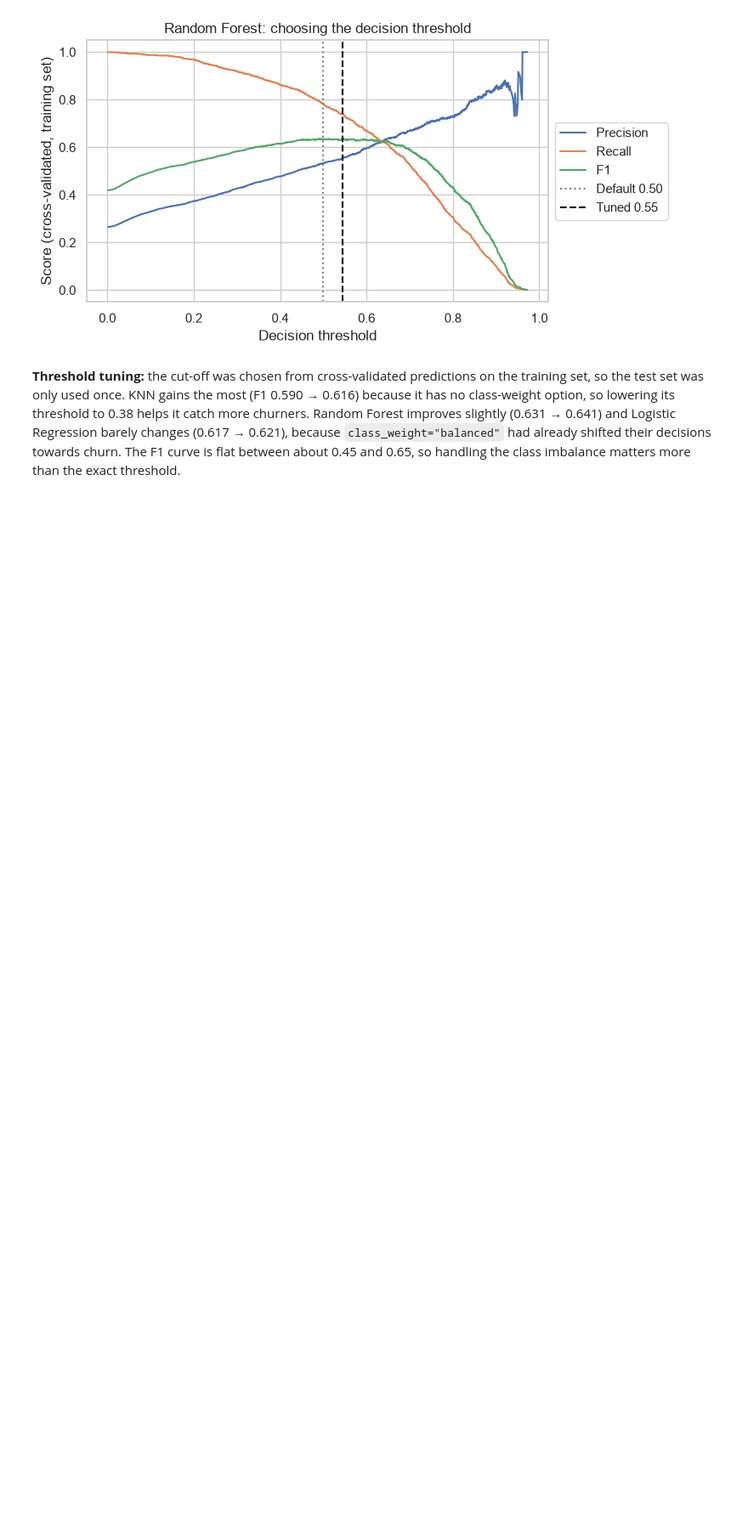
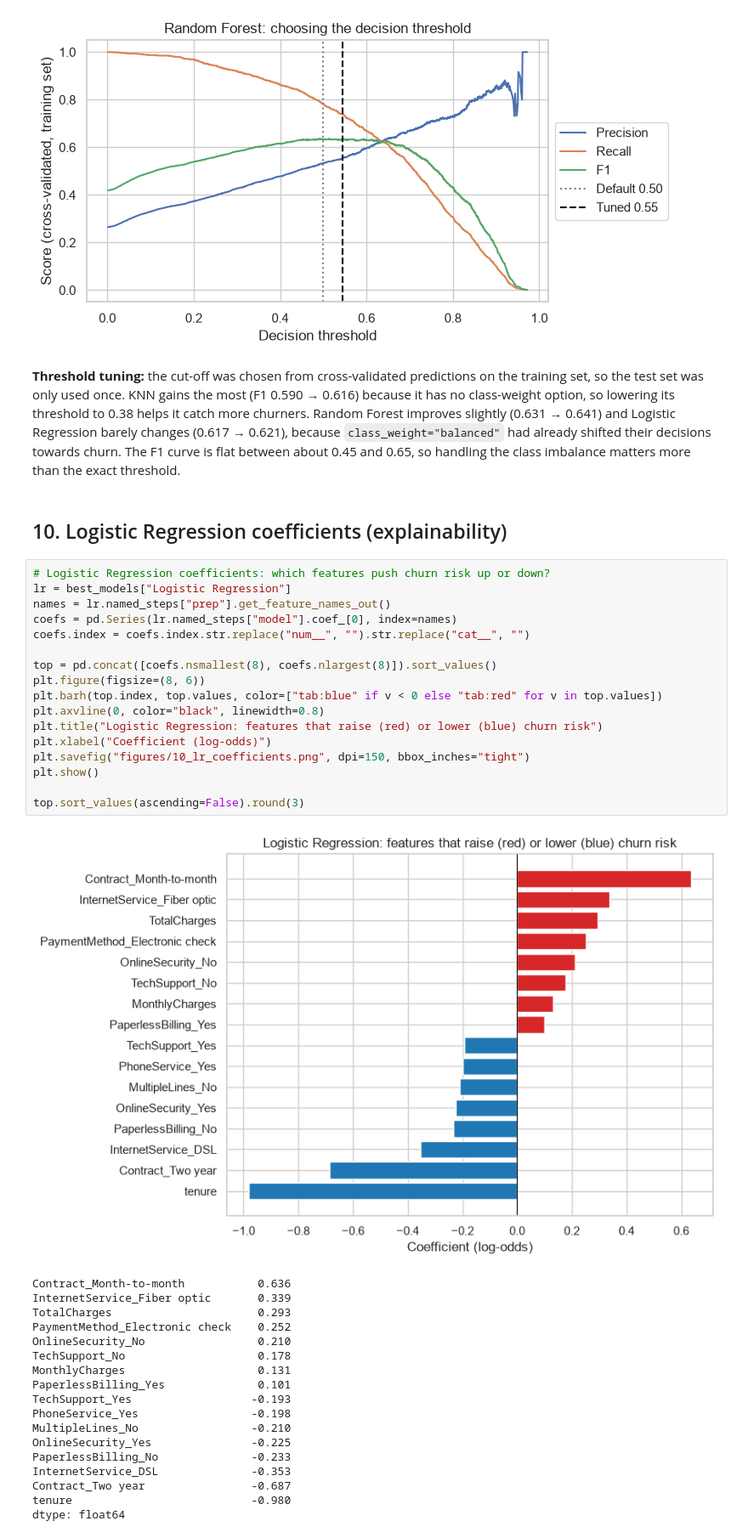
Before and after one commit to YJaruban/CW, a Jupyter notebook: churn.ipynb, the cells around one changed output. Shown at 85% size. Drawn from its saved outputs; the diff is of its cells as text; blank space fills up the shorter version.

Commit message:
Add logistic regrression coefficinet analysis

```diff
--- a/churn.ipynb
+++ b/churn.ipynb
@@ -576,3 +576,41 @@ plt.show()
 [figure]
 # %% [markdown]
 **Threshold tuning:** the cut-off was chosen from cross-validated predictions on the training set, so the test set was only used once. KNN gains the most (F1 0.590 → 0.616) because it has no class-weight option, so lowering its threshold to 0.38 helps it catch more churners. Random Forest improves slightly (0.631 → 0.641) and Logistic Regression barely changes (0.617 → 0.621), because `class_weight="balanced"` had already shifted their decisions towards churn. The F1 curve is flat between about 0.45 and 0.65, so handling the class imbalance matters more than the exact threshold.
+# %% [markdown]
+## 10. Logistic Regression coefficients (explainability)
+# %%
+# Logistic Regression coefficients: which features push churn risk up or down?
+lr = best_models["Logistic Regression"]
+names = lr.named_steps["prep"].get_feature_names_out()
+coefs = pd.Series(lr.named_steps["model"].coef_[0], index=names)
+coefs.index = coefs.index.str.replace("num__", "").str.replace("cat__", "")
+
+top = pd.concat([coefs.nsmallest(8), coefs.nlargest(8)]).sort_values()
+plt.figure(figsize=(8, 6))
+plt.barh(top.index, top.values, color=["tab:blue" if v < 0 else "tab:red" for v in top.values])
+plt.axvline(0, color="black", linewidth=0.8)
+plt.title("Logistic Regression: features that raise (red) or lower (blue) churn risk")
+plt.xlabel("Coefficient (log-odds)")
+plt.savefig("figures/10_lr_coefficients.png", dpi=150, bbox_inches="tight")
+plt.show()
+
+top.sort_values(ascending=False).round(3)
+# %% [output]
+[figure, added]
+Contract_Month-to-month           0.636
+InternetService_Fiber optic       0.339
+TotalCharges                      0.293
+PaymentMethod_Electronic check    0.252
+OnlineSecurity_No                 0.210
+TechSupport_No                    0.178
+MonthlyCharges                    0.131
+PaperlessBilling_Yes              0.101
+TechSupport_Yes                  -0.193
+PhoneService_Yes                 -0.198
+MultipleLines_No                 -0.210
+OnlineSecurity_Yes               -0.225
+PaperlessBilling_No              -0.233
+InternetService_DSL              -0.353
+Contract_Two year                -0.687
+tenure                           -0.980
+dtype: float64
```
Also changed, not shown: parts of 1 cell of this notebook, 2 other files.
